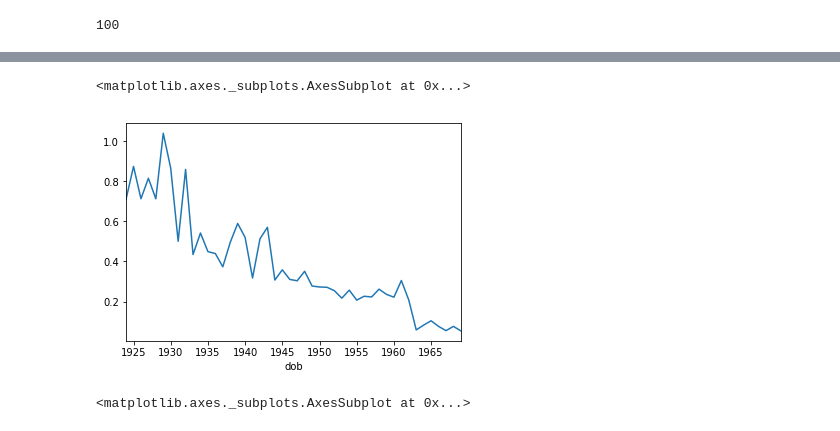
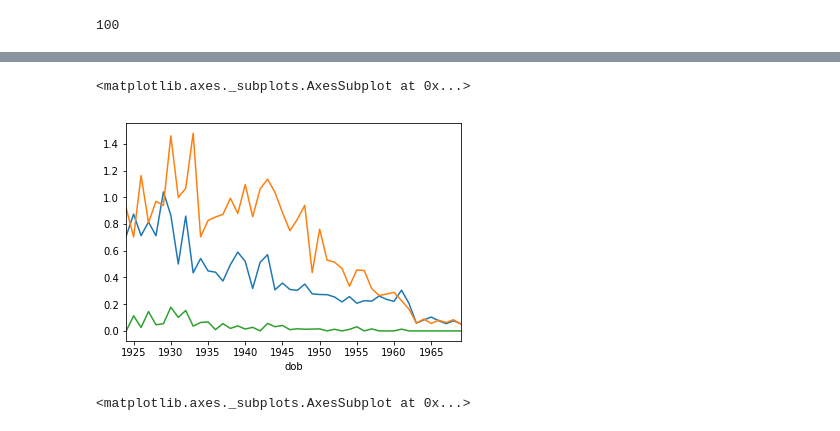
Before and after one commit to drcjar/pypf, a Jupyter notebook: notebooks/pypf_analysis.ipynb, the cells around one changed output, grey strips where cells are left out. Drawn from its saved outputs; the diff is of its cells as text; code cells hidden in the pictures.

```diff
--- a/notebooks/pypf_analysis.ipynb
+++ b/notebooks/pypf_analysis.ipynb
@@ -754,8 +744,10 @@ df.head()
 # %%
 df[df.Cause == 'IPF'].groupby('dob')['Rate per 100,000 (standardised)'].mean().plot()
+df[df.Cause == 'All Mesothelioma'].groupby('dob')['Rate per 100,000 (standardised)'].mean().plot()
+df[df.Cause == 'Asbestosis'].groupby('dob')['Rate per 100,000 (standardised)'].mean().plot()
 # %% [output]
 <matplotlib.axes._subplots.AxesSubplot at 0x...>
-[figure, old version]
+[figure, new version]
 # %%
 df[df.Cause == 'All Mesothelioma'].groupby('dob')['Rate per 100,000 (standardised)'].mean().plot()
 # %% [output]
```
Also changed, not shown: parts of 2 cells of this notebook.
